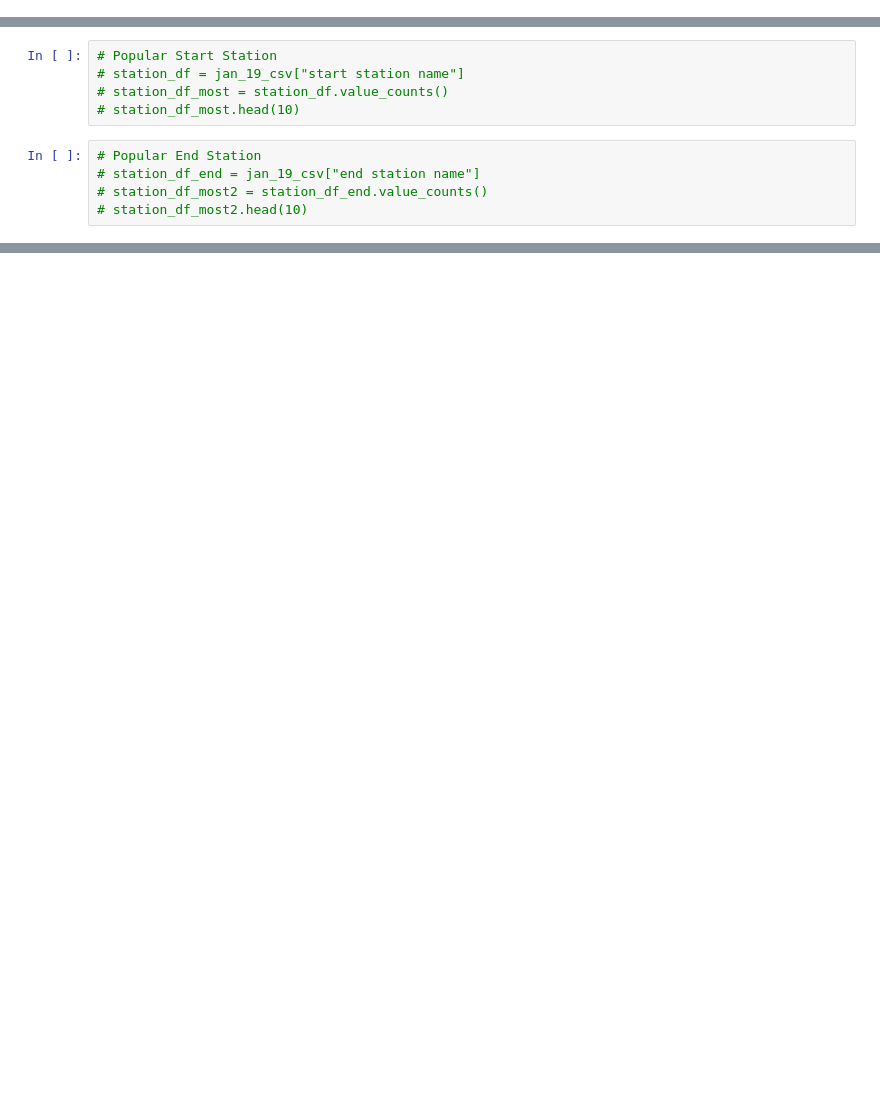
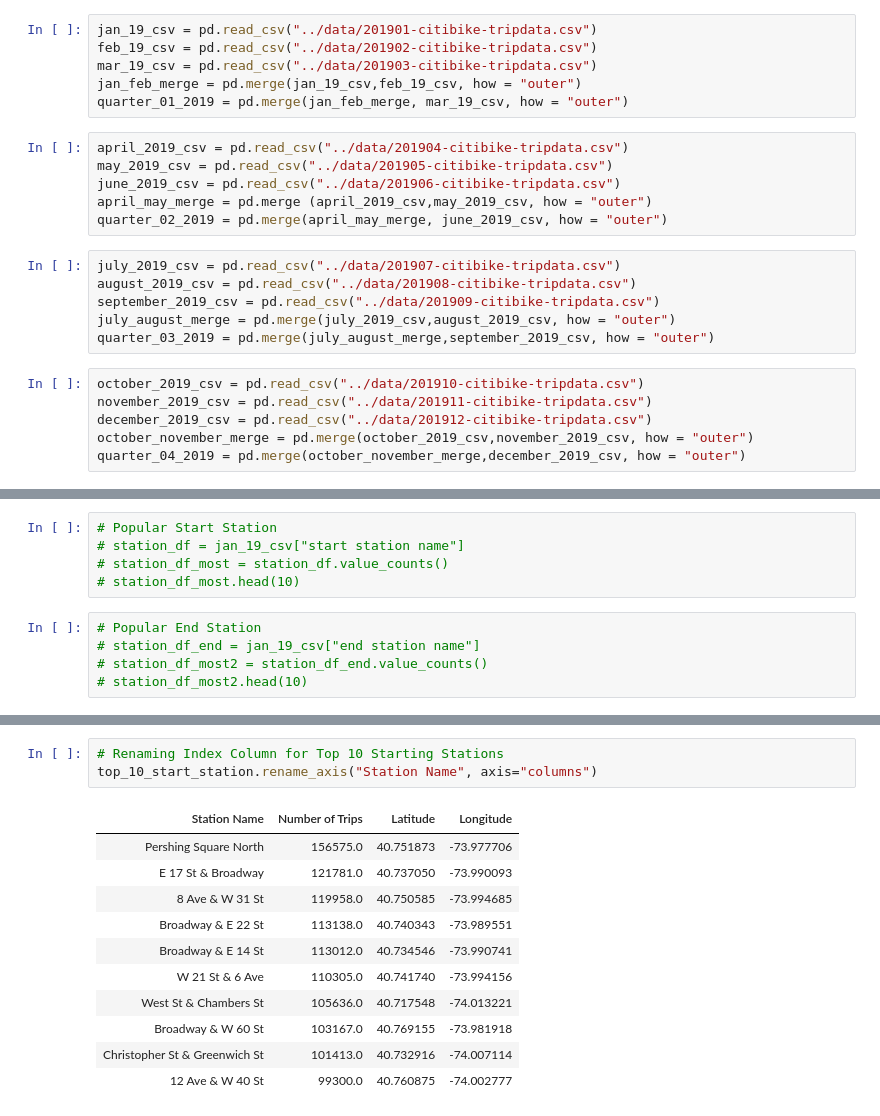
Before and after one commit to RU-Data-Science-GroupThree/NYC-CitiBike_Analysis, a Jupyter notebook: Alex V/CSV_CitiBike.ipynb, the cells around one changed output, grey strips where cells are left out. Saved outputs shown, nothing was run; the diff lists cells and outputs as text; blank space fills up the shorter version.

Commit message:
cleaned code for Top 10 Stations. added config file for gmaps api.

```diff
--- a/Alex V/CSV_CitiBike.ipynb
+++ b/Alex V/CSV_CitiBike.ipynb
@@ -7,0 +6,24 @@ jan_19_csv = pd.read_csv("2019 Data/201901-citibike-tripdata.csv")
+# %%
+jan_19_csv = pd.read_csv("../data/201901-citibike-tripdata.csv")
+feb_19_csv = pd.read_csv("../data/201902-citibike-tripdata.csv")
+mar_19_csv = pd.read_csv("../data/201903-citibike-tripdata.csv")
+jan_feb_merge = pd.merge(jan_19_csv,feb_19_csv, how = "outer")
+quarter_01_2019 = pd.merge(jan_feb_merge, mar_19_csv, how = "outer")
+# %%
+april_2019_csv = pd.read_csv("../data/201904-citibike-tripdata.csv")
+may_2019_csv = pd.read_csv("../data/201905-citibike-tripdata.csv")
+june_2019_csv = pd.read_csv("../data/201906-citibike-tripdata.csv")
+april_may_merge = pd.merge (april_2019_csv,may_2019_csv, how = "outer")
+quarter_02_2019 = pd.merge(april_may_merge, june_2019_csv, how = "outer")
+# %%
+july_2019_csv = pd.read_csv("../data/201907-citibike-tripdata.csv")
+august_2019_csv = pd.read_csv("../data/201908-citibike-tripdata.csv")
+september_2019_csv = pd.read_csv("../data/201909-citibike-tripdata.csv")
+july_august_merge = pd.merge(july_2019_csv,august_2019_csv, how = "outer")
+quarter_03_2019 = pd.merge(july_august_merge,september_2019_csv, how = "outer")
+# %%
+october_2019_csv = pd.read_csv("../data/201910-citibike-tripdata.csv")
+november_2019_csv = pd.read_csv("../data/201911-citibike-tripdata.csv")
+december_2019_csv = pd.read_csv("../data/201912-citibike-tripdata.csv")
+october_november_merge = pd.merge(october_2019_csv,november_2019_csv, how = "outer")
+quarter_04_2019 = pd.merge(october_november_merge,december_2019_csv, how = "outer")
@@ -418,0 +368,15 @@ fig2
+# %%
+# Renaming Index Column for Top 10 Starting Stations
+top_10_start_station.rename_axis("Station Name", axis="columns")
+# %% [output]
+| Station Name | Number of Trips | Latitude | Longitude |
+| Pershing Square North | 156575.0 | 40.751873 | -73.977706 |
+| E 17 St & Broadway | 121781.0 | 40.737050 | -73.990093 |
+| 8 Ave & W 31 St | 119958.0 | 40.750585 | -73.994685 |
+| Broadway & E 22 St | 113138.0 | 40.740343 | -73.989551 |
+| Broadway & E 14 St | 113012.0 | 40.734546 | -73.990741 |
+| W 21 St & 6 Ave | 110305.0 | 40.741740 | -73.994156 |
+| West St & Chambers St | 105636.0 | 40.717548 | -74.013221 |
+| Broadway & W 60 St | 103167.0 | 40.769155 | -73.981918 |
+| Christopher St & Greenwich St | 101413.0 | 40.732916 | -74.007114 |
+| 12 Ave & W 40 St | 99300.0 | 40.760875 | -74.002777 |
```
Also changed, not shown: parts of 62 cells of this notebook, 1 other file.
